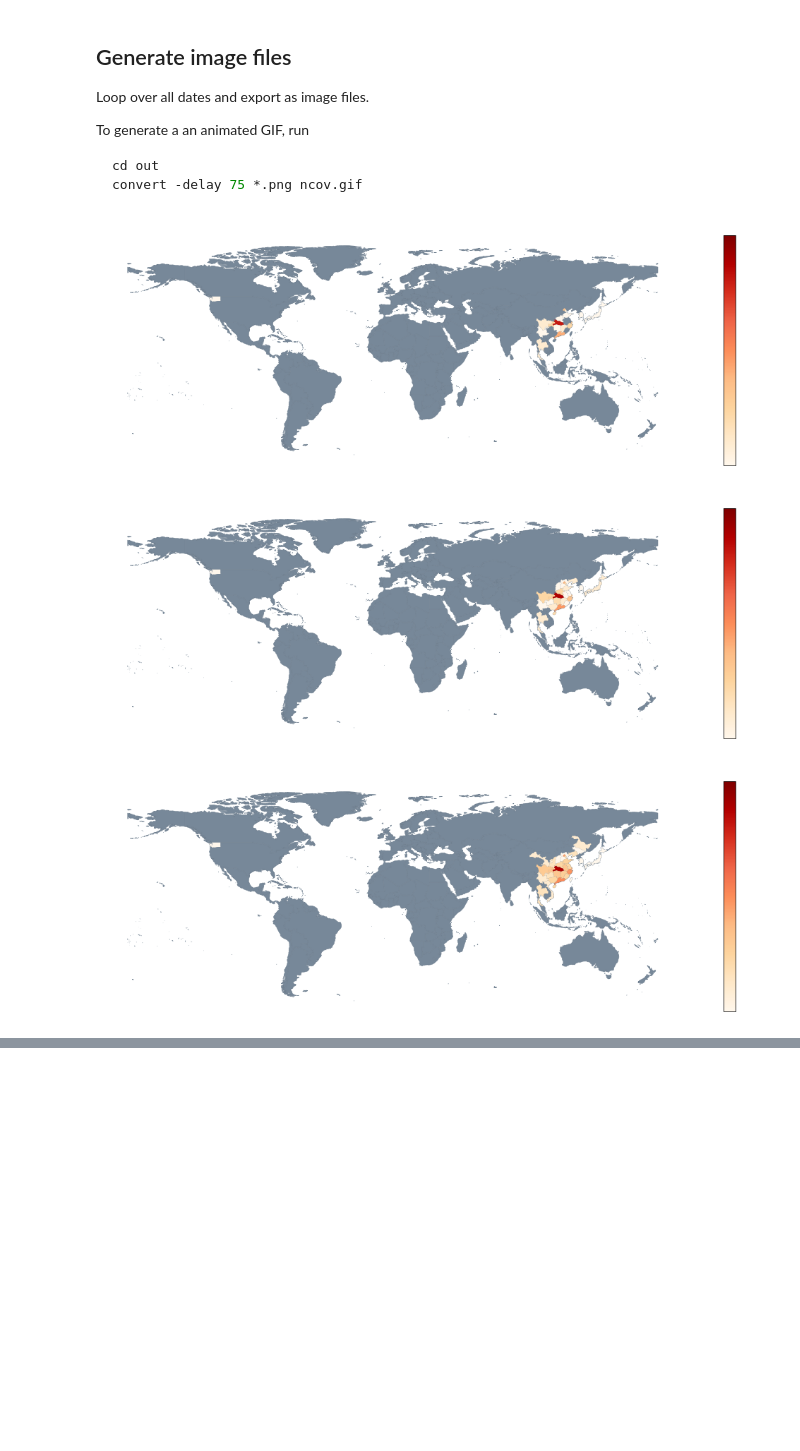
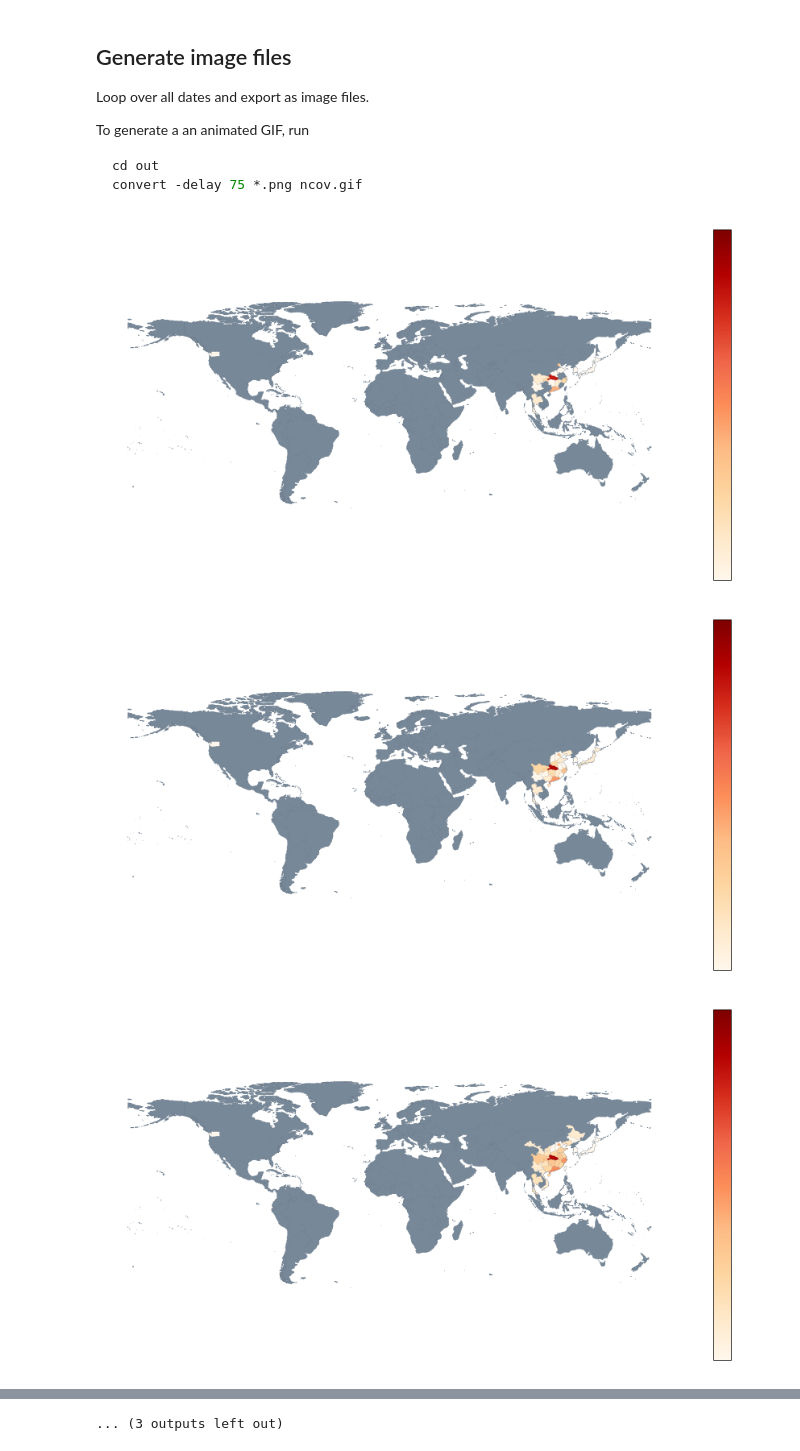
Before and after one commit to pdtyreus/coronavirus-ds, a Jupyter notebook: 2019 nCoV Spread.ipynb, the cells around one changed output, grey strips where cells are left out. Cells and saved outputs as stored; diff of their text form; code cells hidden in the pictures; blank space fills up the shorter version.

```diff
--- a/2019 nCoV Spread.ipynb
+++ b/2019 nCoV Spread.ipynb
@@ -155,7 +155,7 @@ ncov.plot(
 # %% [markdown]
 ## Plot the most recent day
 # %%
-fig, ax = plt.subplots(figsize=(18, 6))
+fig, ax = plt.subplots(figsize=(16, 8))
 
 world.plot(
     ax=ax,
@@ -196,35 +196,35 @@ plt.rcParams['text.color'] = COLOR
 plt.rcParams['axes.labelcolor'] = COLOR
 plt.rcParams['xtick.color'] = COLOR
 plt.rcParams['ytick.color'] = COLOR
 
 i = 0
 for date in dates:
-    fig, ax = plt.subplots(figsize=(20, 6))
+    fig, ax = plt.subplots(figsize=(16, 8))
 
     world.plot(
         ax=ax,
         color = "lightslategray",
         edgecolor = "slategray",
         linewidth = 0.5);
 
     ax.axis('off')
 
     d = pd.to_datetime(date)
     ax.set_title(d.strftime("%b %d %Y"))
     day_df = daily_confirmed.loc[d]
     ncov = build_ncov_geodf(day_df)
 
     ncov.plot(
         ax=ax,
         column='Confirmed',
         norm=colors.LogNorm(vmin=1, vmax=1000),
         legend=True,
         legend_kwds={'label': "Confirmed 2019-nCoV Cases"},
         cmap='OrRd')
 
     i += 1
-    fig.savefig('./out/' + '{0:03d}'.format(i) + '.png', facecolor='slategrey', dpi=300, bbox_inches='tight')
+    fig.savefig('./out/' + '{0:03d}'.format(i) + '.png', facecolor='slategrey', dpi=150, bbox_inches='tight')
 # %% [output]
-[figure, old version]
+[figure, new version]
-[figure, old version]
+[figure, new version]
-[figure, old version]
+[figure, new version]
@@ -239,0 +240 @@ for date in dates:
+... (3 outputs left out)
```
Also changed, not shown: parts of 3 cells of this notebook, 8 other files.
